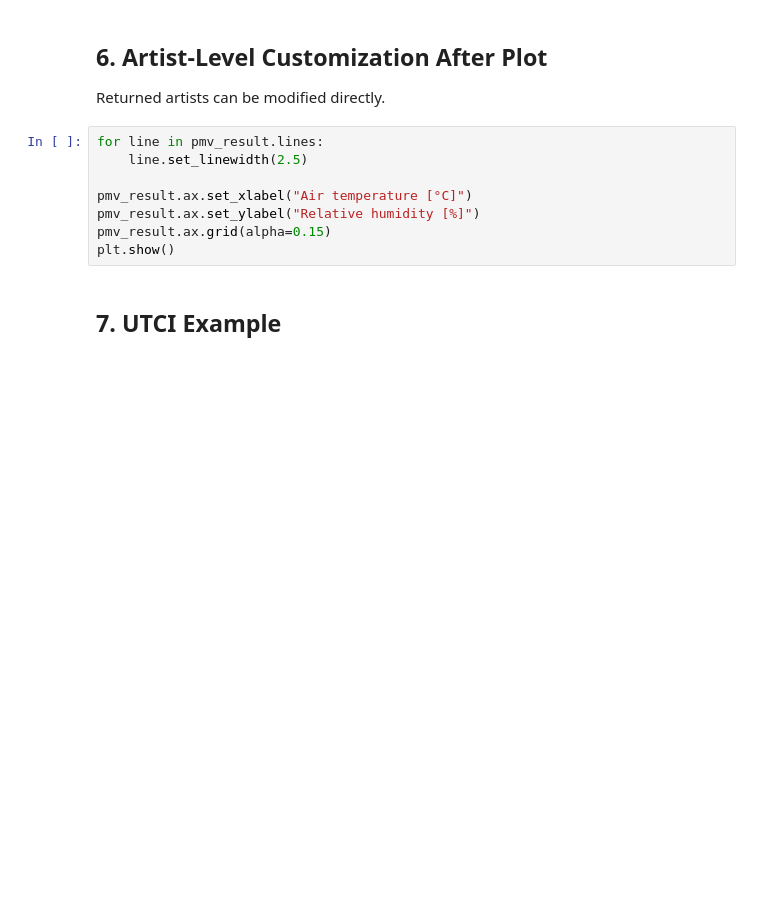
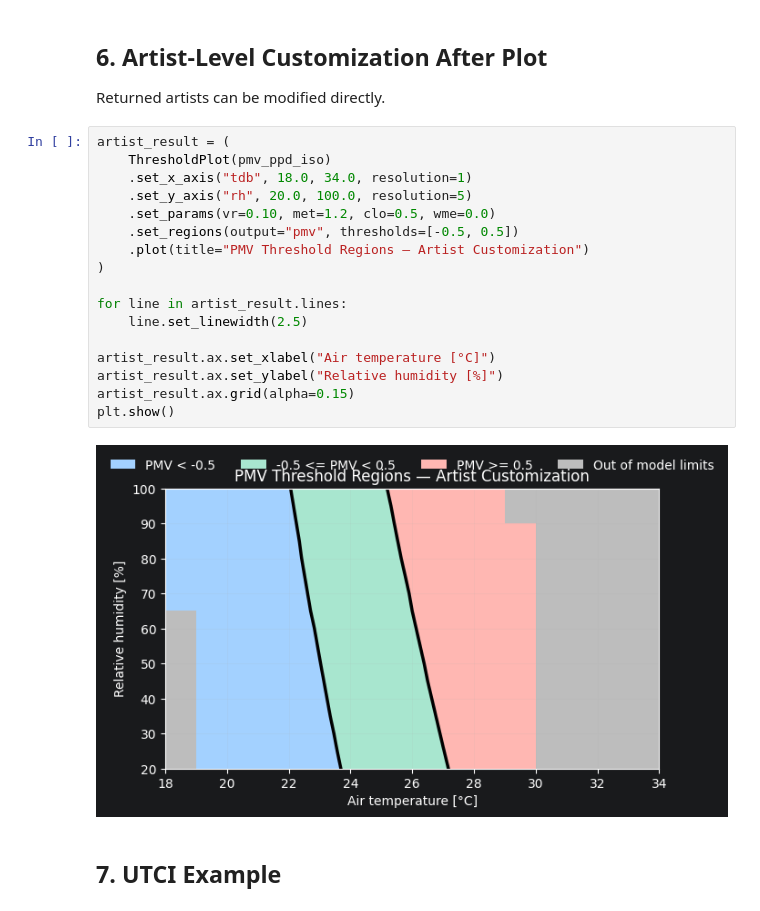
Before and after one commit to HuiHuangWYU/pythermalcomfort, a Jupyter notebook: docs/documentation/plots/matplotlib/threshold_plot.ipynb, the cells around one changed output. Cells and saved outputs as stored; diff of their text form; blank space fills up the shorter version.

```diff
--- a/docs/documentation/plots/matplotlib/threshold_plot.ipynb
+++ b/docs/documentation/plots/matplotlib/threshold_plot.ipynb
@@ -106,13 +120,24 @@ plt.show()
 
 Returned artists can be modified directly.
 # %%
-for line in pmv_result.lines:
+artist_result = (
+    ThresholdPlot(pmv_ppd_iso)
+    .set_x_axis("tdb", 18.0, 34.0, resolution=1)
+    .set_y_axis("rh", 20.0, 100.0, resolution=5)
+    .set_params(vr=0.10, met=1.2, clo=0.5, wme=0.0)
+    .set_regions(output="pmv", thresholds=[-0.5, 0.5])
+    .plot(title="PMV Threshold Regions — Artist Customization")
+)
+
+for line in artist_result.lines:
     line.set_linewidth(2.5)
 
-pmv_result.ax.set_xlabel("Air temperature [°C]")
-pmv_result.ax.set_ylabel("Relative humidity [%]")
-pmv_result.ax.grid(alpha=0.15)
+artist_result.ax.set_xlabel("Air temperature [°C]")
+artist_result.ax.set_ylabel("Relative humidity [%]")
+artist_result.ax.grid(alpha=0.15)
 plt.show()
+# %% [output]
+[figure, added]
 # %% [markdown]
 ## 7. UTCI Example
 # %%
```
Also changed, not shown: parts of 13 cells of this notebook, 2 other files.
